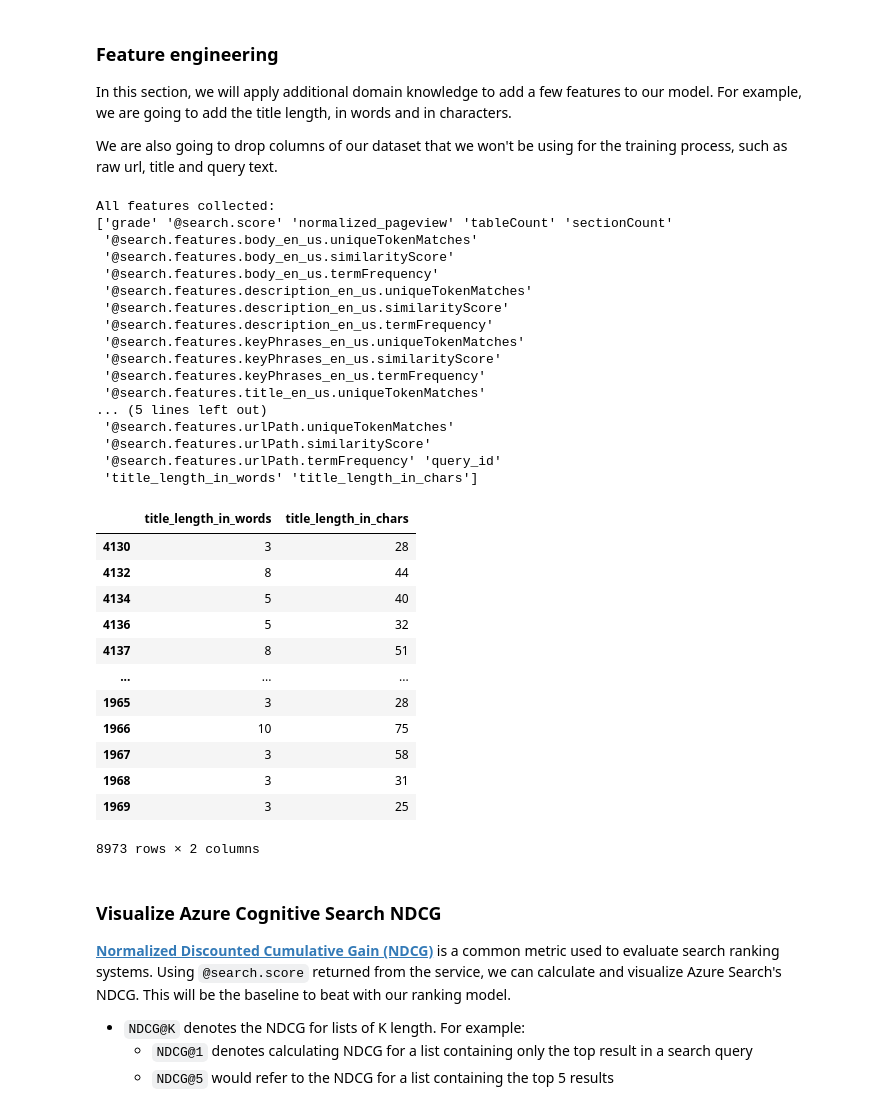
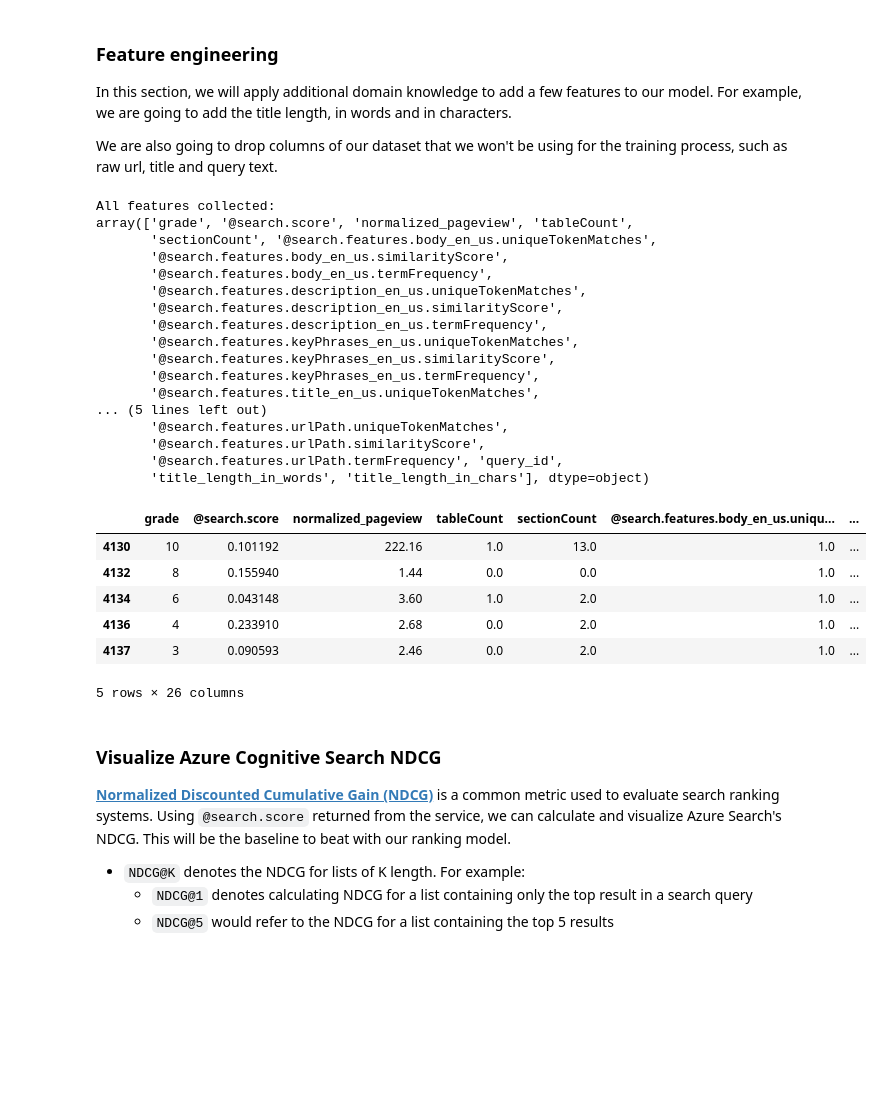
Before and after one commit to wenyangfu/wenyang-ltr, a Jupyter notebook: l2r_part1_data_eng.ipynb, the cells around one changed output. Cells and saved outputs as stored; diff of their text form; code cells hidden in the pictures; blank space fills up the shorter version.

```diff
--- a/l2r_part1_data_eng.ipynb
+++ b/l2r_part1_data_eng.ipynb
@@ -274,54 +280,48 @@ We are also going to drop columns of our dataset that we won't be using for the
 # %%
 def customize_features(features):
     # adding a query_id column will help us group the data per query later in training
     if 'query_id' not in features:
         features['query_id'] = features.groupby('query').ngroup()
 
     if ('title_en_us' in features):
         features['title_en_us'] = features['title_en_us'].map(lambda title: str(title))
         features['title_length_in_words'] = features['title_en_us'].map(lambda title: len(title.split()))
         features['title_length_in_chars'] = features['title_en_us'].map(lambda title: len(title))
 
     # Discard the columns that we no longer need
     features = features.drop(['query', 'url', 'title_en_us'], axis=1, errors='ignore')
     return features
 
 all_features = customize_features(all_features)
 print("All features collected:")
 pprint(all_features.columns.values)
 
-all_features[['title_length_in_words', 'title_length_in_chars']]
+all_features.head(5)
 # %% [output]
 All features collected:
-['grade' '@search.score' 'normalized_pageview' 'tableCount' 'sectionCount'
- '@search.features.body_en_us.uniqueTokenMatches'
- '@search.features.body_en_us.similarityScore'
- '@search.features.body_en_us.termFrequency'
- '@search.features.description_en_us.uniqueTokenMatches'
- '@search.features.description_en_us.similarityScore'
- '@search.features.description_en_us.termFrequency'
- '@search.features.keyPhrases_en_us.uniqueTokenMatches'
- '@search.features.keyPhrases_en_us.similarityScore'
- '@search.features.keyPhrases_en_us.termFrequency'
- '@search.features.title_en_us.uniqueTokenMatches'
+array(['grade', '@search.score', 'normalized_pageview', 'tableCount',
+       'sectionCount', '@search.features.body_en_us.uniqueTokenMatches',
+       '@search.features.body_en_us.similarityScore',
+       '@search.features.body_en_us.termFrequency',
+       '@search.features.description_en_us.uniqueTokenMatches',
+       '@search.features.description_en_us.similarityScore',
+       '@search.features.description_en_us.termFrequency',
+       '@search.features.keyPhrases_en_us.uniqueTokenMatches',
+       '@search.features.keyPhrases_en_us.similarityScore',
+       '@search.features.keyPhrases_en_us.termFrequency',
+       '@search.features.title_en_us.uniqueTokenMatches',
 ... (5 lines left out)
- '@search.features.urlPath.uniqueTokenMatches'
- '@search.features.urlPath.similarityScore'
- '@search.features.urlPath.termFrequency' 'query_id'
- 'title_length_in_words' 'title_length_in_chars']
+       '@search.features.urlPath.uniqueTokenMatches',
+       '@search.features.urlPath.similarityScore',
+       '@search.features.urlPath.termFrequency', 'query_id',
+       'title_length_in_words', 'title_length_in_chars'], dtype=object)
-|  | title_length_in_words | title_length_in_chars |
-| 4130 | 3 | 28 |
-| 4132 | 8 | 44 |
-| 4134 | 5 | 40 |
-| 4136 | 5 | 32 |
-| 4137 | 8 | 51 |
-| ... | ... | ... |
-| 1965 | 3 | 28 |
-| 1966 | 10 | 75 |
-| 1967 | 3 | 58 |
-| 1968 | 3 | 31 |
-| 1969 | 3 | 25 |
+|  | grade | @search.score | normalized_pageview | tableCount | sectionCount | @search.features.body_en_us.uniqu... | ... |
+| 4130 | 10 | 0.101192 | 222.16 | 1.0 | 13.0 | 1.0 | ... |
+| 4132 | 8 | 0.155940 | 1.44 | 0.0 | 0.0 | 1.0 | ... |
+| 4134 | 6 | 0.043148 | 3.60 | 1.0 | 2.0 | 1.0 | ... |
+| 4136 | 4 | 0.233910 | 2.68 | 0.0 | 2.0 | 1.0 | ... |
+| 4137 | 3 | 0.090593 | 2.46 | 0.0 | 2.0 | 1.0 | ... |
-8973 rows × 2 columns
+5 rows × 26 columns
 # %% [markdown]
 ### Visualize Azure Cognitive Search NDCG
 
```
Also changed, not shown: parts of 3 cells of this notebook.
